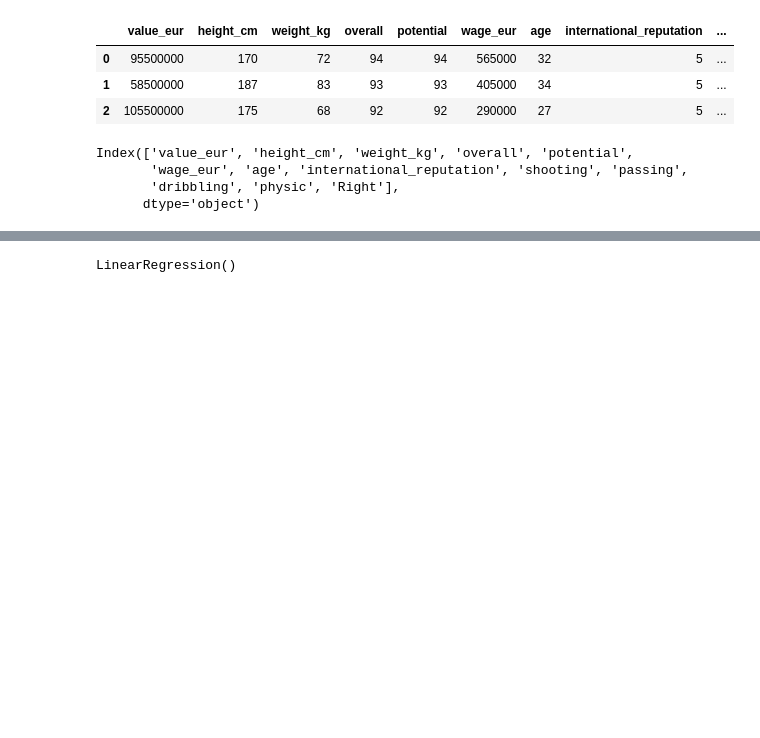
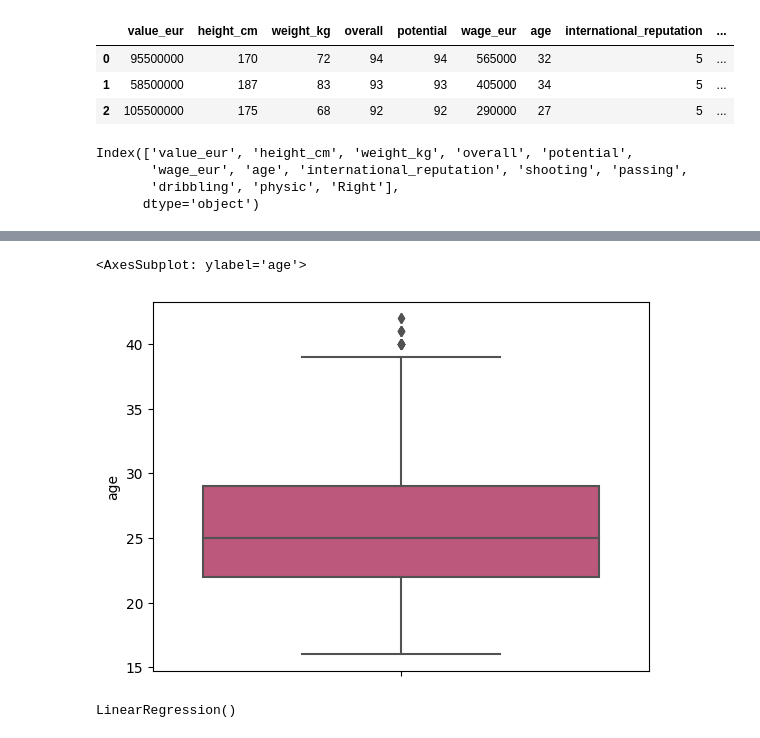
Before and after one commit to LuisBDev/FIFA-22-Player-Price-Prediction, a Jupyter notebook: Challenge1BalarezoLuis.ipynb, the cells around one changed output, grey strips where cells are left out. Drawn from its saved outputs; the diff is of its cells as text; code cells hidden in the pictures; blank space fills up the shorter version.

```diff
--- a/Challenge1BalarezoLuis.ipynb
+++ b/Challenge1BalarezoLuis.ipynb
@@ -189,3 +209,8 @@ data_clean.describe()
+# %%
+sns.boxplot(data=data_clean,y="age",palette="plasma")
+# %% [output]
+<AxesSubplot: ylabel='age'>
+[figure, added]
 # %%
 X = data_clean.drop(["value_eur"],axis=1)
 y = data_clean["value_eur"]
```
Also changed, not shown: parts of 4 cells of this notebook.
